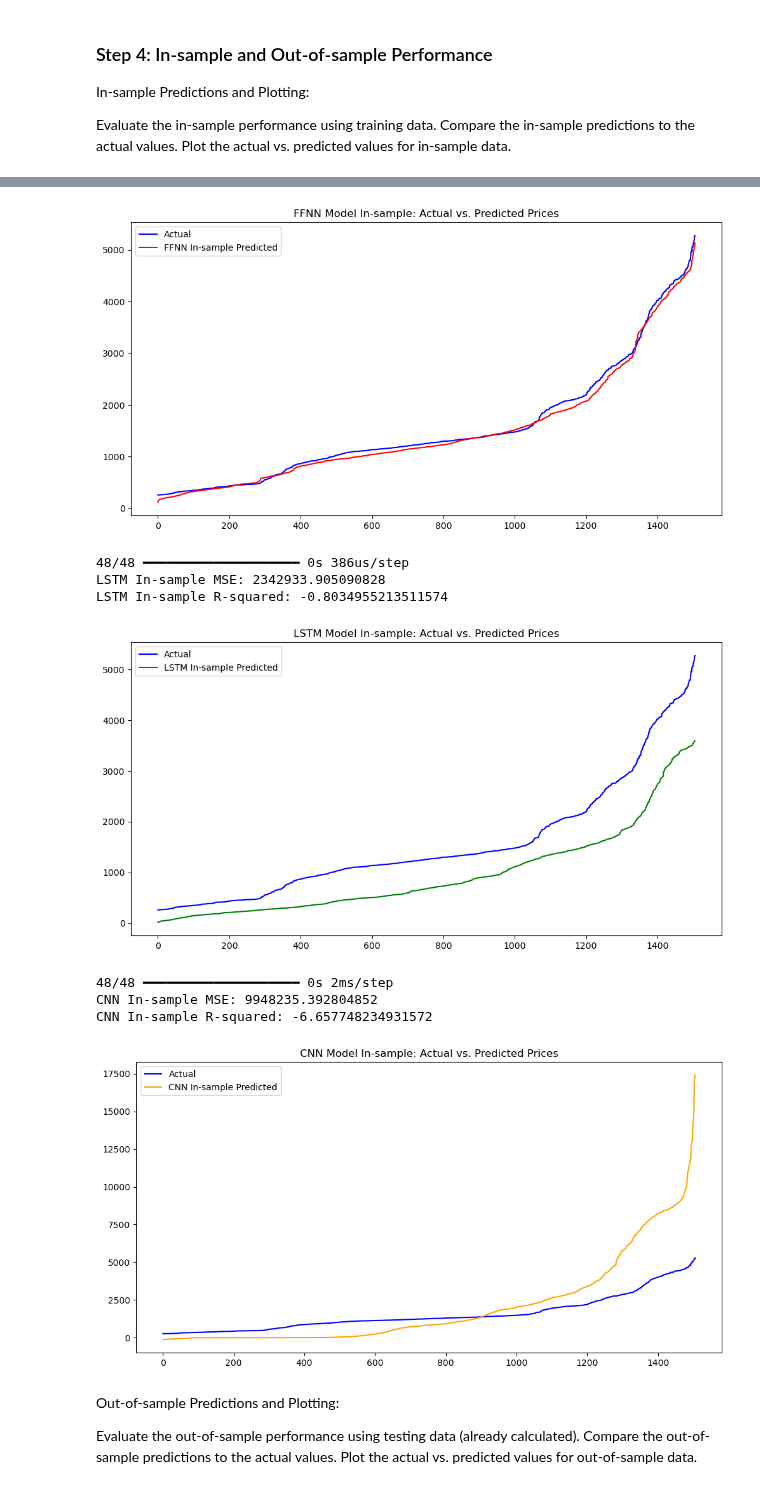
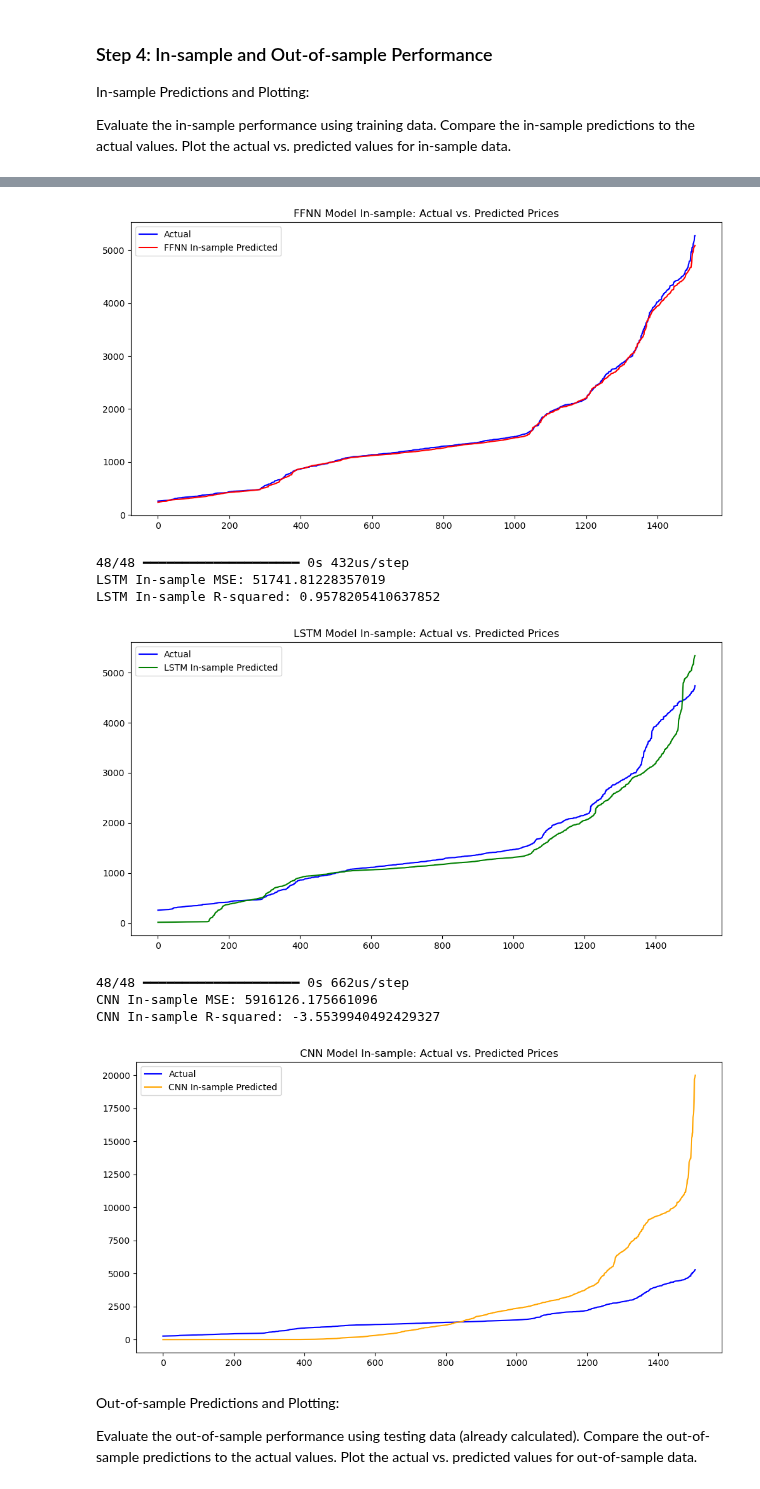
Before and after one commit to radubauzh/Quantitative_Trading_Algorithm, a Jupyter notebook: SP500_Trading_Algorithm.ipynb, the cells around one changed output, grey strips where cells are left out. Cells and saved outputs as stored; diff of their text form; code cells hidden in the pictures.

```diff
--- a/SP500_Trading_Algorithm.ipynb
+++ b/SP500_Trading_Algorithm.ipynb
@@ -65 +69,23 @@ Feature Engineering and Data Preprocessing Complete.
+# %%
+# Custom function to split data for each year to keep the data sequential
+def custom_train_test_split(features, target, train_size=42, test_size=10):
+    X_train_list, X_test_list, y_train_list, y_test_list = [], [], [], []
+    for start in range(0, len(features), train_size + test_size):
+        end_train = start + train_size
+        end_test = end_train + test_size
+        if end_test <= len(features):
+            X_train_list.append(features[start:end_train])
+            y_train_list.append(target[start:end_train])
+            X_test_list.append(features[end_train:end_test])
+            y_test_list.append(target[end_train:end_test])
+
+    X_train_lstm_prepared = np.concatenate(X_train_list)
+    y_train_lstm_prepared = np.concatenate(y_train_list)
+    X_test_lstm_prepared = np.concatenate(X_test_list)
+    y_test_lstm_prepared = np.concatenate(y_test_list)
+
+    return X_train_lstm_prepared, y_train_lstm_prepared, X_test_lstm_prepared, y_test_lstm_prepared
+
+# Split the data using the custom function
+X_train_lstm_prepared, y_train_lstm_prepared, X_test_lstm_prepared, y_test_lstm_prepared = custom_train_test_split(features_scaled, target)
 # %% [markdown]
@@ -86,7 +109,7 @@ ffnn_model.add(Dense(1, activation='linear'))
 ffnn_model.compile(optimizer=Adam(learning_rate=0.001), loss='mean_squared_error')
 
 # Train the model
-ffnn_history = ffnn_model.fit(X_train, y_train, epochs=50, batch_size=32, validation_split=0.2, verbose=1)
+ffnn_history = ffnn_model.fit(X_train, y_train, epochs=400, batch_size=16, validation_split=0.2, verbose=1)
 
 # Evaluate the model on the test set
 ffnn_evaluation = ffnn_model.evaluate(X_test, y_test)
@@ -191,7 +234,7 @@ cnn_model.add(Dense(1))
 cnn_model.compile(optimizer='adam', loss='mean_squared_error')
 
 # Train the model
-cnn_history = cnn_model.fit(X_train_scaled, y_train, epochs=50, batch_size=16, validation_split=0.2, verbose=1)
+cnn_history = cnn_model.fit(X_train_scaled, y_train, epochs=40, batch_size=16, validation_split=0.2, verbose=1)
 
 # Evaluate the model on the test set
 cnn_evaluation = cnn_model.evaluate(X_test_scaled, y_test)
@@ -494,8 +555,8 @@ Plot the actual vs. predicted values for in-sample data.
 # %%
 # In-sample predictions for FFNN
 ffnn_in_sample_predictions = ffnn_model.predict(X_train)
-ffnn_in_sample_mse = mean_squared_error(y_train, ffnn_in_sample_predictions)
-ffnn_in_sample_r2 = r2_score(y_train, ffnn_in_sample_predictions)
+ffnn_in_sample_mse = mean_squared_error(sorted(y_train), sorted(ffnn_in_sample_predictions))
+ffnn_in_sample_r2 = r2_score(sorted(y_train), sorted(ffnn_in_sample_predictions))
 print(f"FFNN In-sample MSE: {ffnn_in_sample_mse}")
 print(f"FFNN In-sample R-squared: {ffnn_in_sample_r2}")
 
@@ -509,14 +570,14 @@ plt.show()
 
 # In-sample predictions for LSTM
 lstm_in_sample_predictions = lstm_model.predict(X_train_lstm)
-lstm_in_sample_mse = mean_squared_error(sorted(y_train), lstm_in_sample_predictions)
-lstm_in_sample_r2 = r2_score(sorted(y_train), lstm_in_sample_predictions)
+lstm_in_sample_mse = mean_squared_error(sorted(y_train_lstm_prepared), sorted(lstm_in_sample_predictions))
+lstm_in_sample_r2 = r2_score(sorted(y_train_lstm_prepared), sorted(lstm_in_sample_predictions))
 print(f"LSTM In-sample MSE: {lstm_in_sample_mse}")
 print(f"LSTM In-sample R-squared: {lstm_in_sample_r2}")
 
 # Plot actual vs. predicted values for in-sample data (LSTM)
 plt.figure(figsize=(12, 6))
-plt.plot(sorted(y_train.values), label='Actual', color='blue')
+plt.plot(sorted(y_train_lstm_prepared), label='Actual', color='blue')
 plt.plot(sorted(lstm_in_sample_predictions.flatten()), label='LSTM In-sample Predicted', color='green')
 plt.title('LSTM Model In-sample: Actual vs. Predicted Prices')
 plt.legend()
@@ -524,8 +585,8 @@ plt.show()
 
 # In-sample predictions for CNN
 cnn_in_sample_predictions = cnn_model.predict(X_train)
-cnn_in_sample_mse = mean_squared_error(sorted(y_train), cnn_in_sample_predictions)
-cnn_in_sample_r2 = r2_score(sorted(y_train), cnn_in_sample_predictions)
+cnn_in_sample_mse = mean_squared_error(sorted(y_train), sorted(cnn_in_sample_predictions))
+cnn_in_sample_r2 = r2_score(sorted(y_train), sorted(cnn_in_sample_predictions))
 print(f"CNN In-sample MSE: {cnn_in_sample_mse}")
 print(f"CNN In-sample R-squared: {cnn_in_sample_r2}")
 
@@ -543,12 +604,12 @@ FFNN In-sample R-squared: 0.9798417199033598
-[figure, old version]
+[figure, new version]
-48/48 ━━━━━━━━━━━━━━━━━━━━ 0s 386us/step
-LSTM In-sample MSE: 2342933.905090828
-LSTM In-sample R-squared: -0.8034955213511574
+48/48 ━━━━━━━━━━━━━━━━━━━━ 0s 432us/step
+LSTM In-sample MSE: 51741.81228357019
+LSTM In-sample R-squared: 0.9578205410637852
-[figure, old version]
+[figure, new version]
-48/48 ━━━━━━━━━━━━━━━━━━━━ 0s 2ms/step
-CNN In-sample MSE: 9948235.392804852
-CNN In-sample R-squared: -6.657748234931572
+48/48 ━━━━━━━━━━━━━━━━━━━━ 0s 662us/step
+CNN In-sample MSE: 5916126.175661096
+CNN In-sample R-squared: -3.5539940492429327
-[figure, old version]
+[figure, new version]
 # %% [markdown]
 Out-of-sample Predictions and Plotting:
 
```
Also changed, not shown: parts of 22 cells of this notebook.
